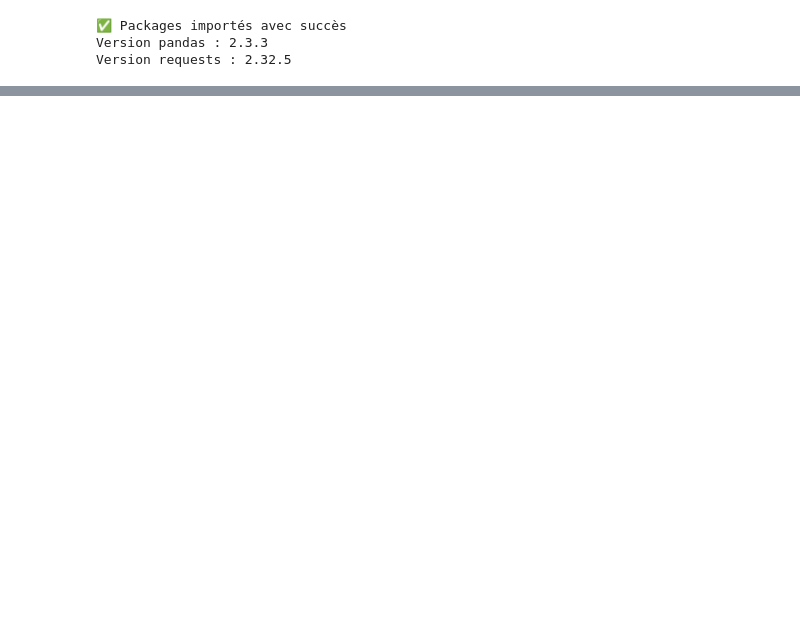
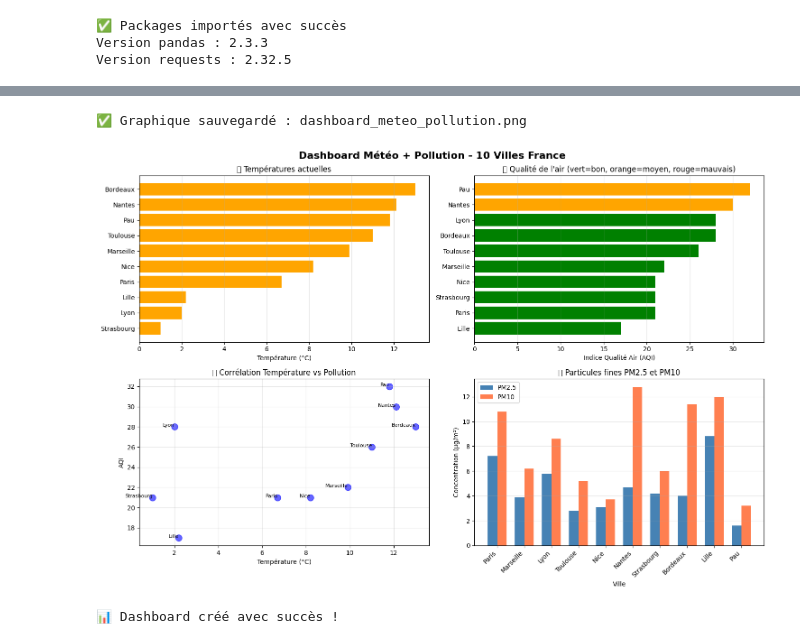
Before and after one commit to LamerensPpro/data-analyst-portfolio, a Jupyter notebook: Projet_03_API_Sirene/exploration_api_sirene.ipynb, the cells around one changed output, grey strips where cells are left out. Cells and saved outputs as stored; diff of their text form; code cells hidden in the pictures; blank space fills up the shorter version.

```diff
--- a/Projet_03_API_Sirene/exploration_api_sirene.ipynb
+++ b/Projet_03_API_Sirene/exploration_api_sirene.ipynb
@@ -406,0 +190,15 @@ Test : Programmation informatique (62.01Z)
+# %%
+# ===== EXTRACTION 10 VILLES =====
+
+print("🌍 EXTRACTION DONNÉES 10 VILLES FRANCE")
+print("=" * 60)
+
+all_data = []
+
+for ville, coords in villes_france.items():
+    print(f"\n📍 {ville}...")
+    data = get_ville_data(ville, coords["lat"], coords["lon"])
+    all_data.append(data)
+    print(f"  ✅ Données récupérées")
+
+print(f"\n✅ {len(all_data)} villes extraites avec succès")
@@ -406,0 +300,61 @@ Test : Programmation informatique (62.01Z)
+# %%
+# ===== VISUALISATIONS =====
+
+import matplotlib.pyplot as plt
+
+print("📊 CRÉATION DES GRAPHIQUES")
+print("=" * 60)
+
+# Configuration
+fig, axes = plt.subplots(2, 2, figsize=(15, 10))
+fig.suptitle('Dashboard Météo + Pollution - 10 Villes France', fontsize=16, fontweight='bold')
+
+# 1. Températures par ville
+ax1 = axes[0, 0]
+df_complet_sorted = df_complet.sort_values('temperature', ascending=True)
+ax1.barh(df_complet_sorted['ville'], df_complet_sorted['temperature'], color='orange')
+ax1.set_xlabel('Température (°C)')
+ax1.set_title('🌡️ Températures actuelles')
+ax1.grid(axis='x', alpha=0.3)
+
+# 2. Qualité de l'air (AQI) par ville
+ax2 = axes[0, 1]
+df_complet_sorted_aqi = df_complet.sort_values('aqi', ascending=True)
+colors_aqi = ['green' if x < 30 else 'orange' if x < 50 else 'red' for x in df_complet_sorted_aqi['aqi']]
+ax2.barh(df_complet_sorted_aqi['ville'], df_complet_sorted_aqi['aqi'], color=colors_aqi)
+ax2.set_xlabel('Indice Qualité Air (AQI)')
+ax2.set_title('🏭 Qualité de l\'air (vert=bon, orange=moyen, rouge=mauvais)')
+ax2.grid(axis='x', alpha=0.3)
+
+# 3. Corrélation Température vs Pollution
+ax3 = axes[1, 0]
+ax3.scatter(df_complet['temperature'], df_complet['aqi'], s=100, alpha=0.6, color='blue')
+for i, ville in enumerate(df_complet['ville']):
+    ax3.annotate(ville, (df_complet['temperature'].iloc[i], df_complet['aqi'].iloc[i]),
+                 fontsize=8, ha='right')
+ax3.set_xlabel('Température (°C)')
+ax3.set_ylabel('AQI')
+ax3.set_title('🔍 Corrélation Température vs Pollution')
+ax3.grid(alpha=0.3)
+
+# 4. PM2.5 vs PM10
+ax4 = axes[1, 1]
+x = range(len(df_complet))
+width = 0.35
+ax4.bar([i - width/2 for i in x], df_complet['pm2_5'], width, label='PM2.5', color='steelblue')
+ax4.bar([i + width/2 for i in x], df_complet['pm10'], width, label='PM10', color='coral')
+ax4.set_xlabel('Ville')
+ax4.set_ylabel('Concentration (µg/m³)')
+ax4.set_title('💨 Particules fines PM2.5 et PM10')
+ax4.set_xticks(x)
+ax4.set_xticklabels(df_complet['ville'], rotation=45, ha='right')
+ax4.legend()
+ax4.grid(axis='y', alpha=0.3)
+
+plt.tight_layout()
+plt.savefig('dashboard_meteo_pollution.png', dpi=150, bbox_inches='tight')
+print("\n✅ Graphique sauvegardé : dashboard_meteo_pollution.png")
+plt.show()
+
+print("\n📊 Dashboard créé avec succès !")
+# %% [output]
@@ -406,0 +363,3 @@ Test : Programmation informatique (62.01Z)
+✅ Graphique sauvegardé : dashboard_meteo_pollution.png
+[figure, added]
+📊 Dashboard créé avec succès !
```
Also changed, not shown: parts of 25 cells of this notebook, 6 other files.
